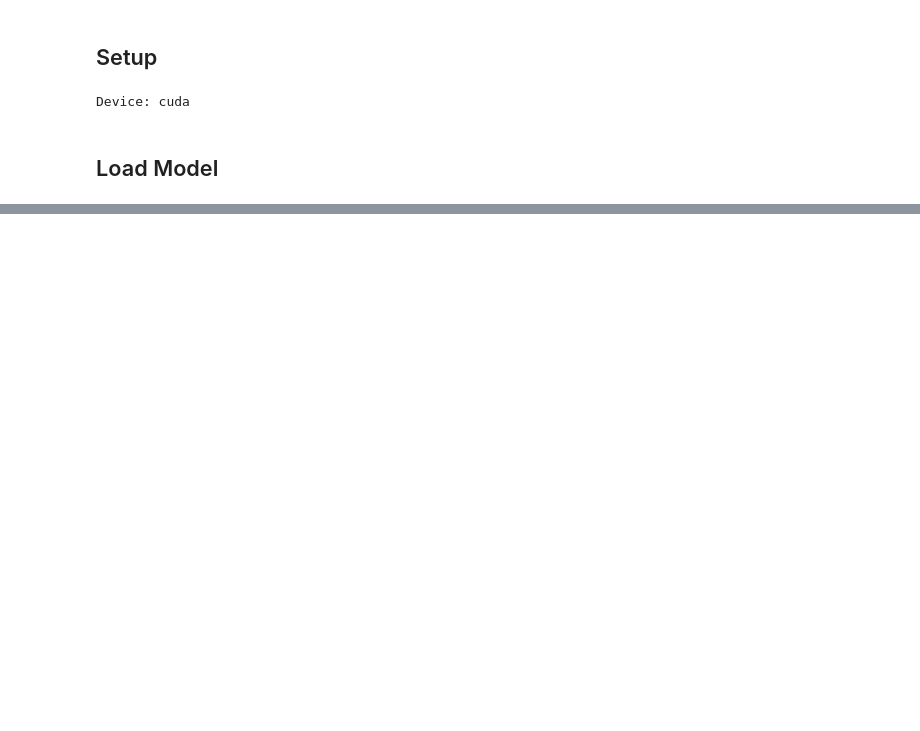
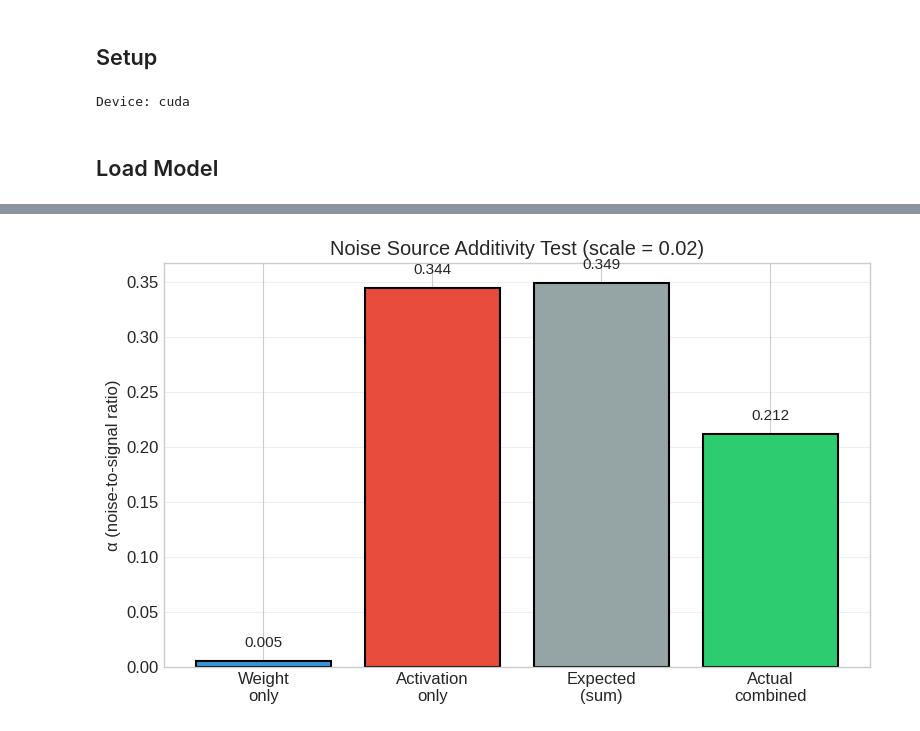
Before and after one commit to maralkh/sampling_temperature_calibration, a Jupyter notebook: temperature_calibration_weight_noise.ipynb, the cells around one changed output, grey strips where cells are left out. Drawn from its saved outputs; the diff is of its cells as text; code cells hidden in the pictures; blank space fills up the shorter version.

```diff
--- a/temperature_calibration_weight_noise.ipynb
+++ b/temperature_calibration_weight_noise.ipynb
@@ -539,0 +387,18 @@ where $\beta$ is the empirical noise decay rate.
+# %%
+# Check additivity
+weight_alpha = combined_results[0]['alpha']
+activation_alpha = combined_results[1]['alpha']
+combined_alpha = combined_results[2]['alpha']
+expected_combined = weight_alpha + activation_alpha
+
+print(f"\nAdditivity Test (noise scale = {test_scale}):")
+print(f"  Weight α:              {weight_alpha:.4f}")
+print(f"  Activation α:          {activation_alpha:.4f}")
+print(f"  Expected (sum):        {expected_combined:.4f}")
+print(f"  Actual combined α:     {combined_alpha:.4f}")
+print(f"  Difference:            {abs(combined_alpha - expected_combined):.4f}")
+
+if abs(combined_alpha - expected_combined) / expected_combined < 0.2:
+    print("\n→ Noise sources are approximately ADDITIVE")
+else:
+    print("\n→ Noise sources have INTERACTION effects")
@@ -539,0 +414,24 @@ where $\beta$ is the empirical noise decay rate.
+# %%
+# Visualize additivity
+fig, ax = plt.subplots(figsize=(8, 5))
+
+labels = ['Weight\nonly', 'Activation\nonly', 'Expected\n(sum)', 'Actual\ncombined']
+values = [weight_alpha, activation_alpha, expected_combined, combined_alpha]
+colors = ['#3498db', '#e74c3c', '#95a5a6', '#2ecc71']
+
+bars = ax.bar(labels, values, color=colors, edgecolor='black', linewidth=1.5)
+
+ax.set_ylabel('α (noise-to-signal ratio)')
+ax.set_title(f'Noise Source Additivity Test (scale = {test_scale})')
+ax.grid(True, alpha=0.3, axis='y')
+
+# Add value labels
+for bar, val in zip(bars, values):
+    ax.text(bar.get_x() + bar.get_width()/2, bar.get_height() + 0.01,
+            f'{val:.3f}', ha='center', va='bottom', fontsize=11)
+
+plt.tight_layout()
+plt.savefig('noise_additivity.png', dpi=150, bbox_inches='tight')
+plt.show()
+# %% [output]
+[figure, added]
```
Also changed, not shown: parts of 61 cells of this notebook.
